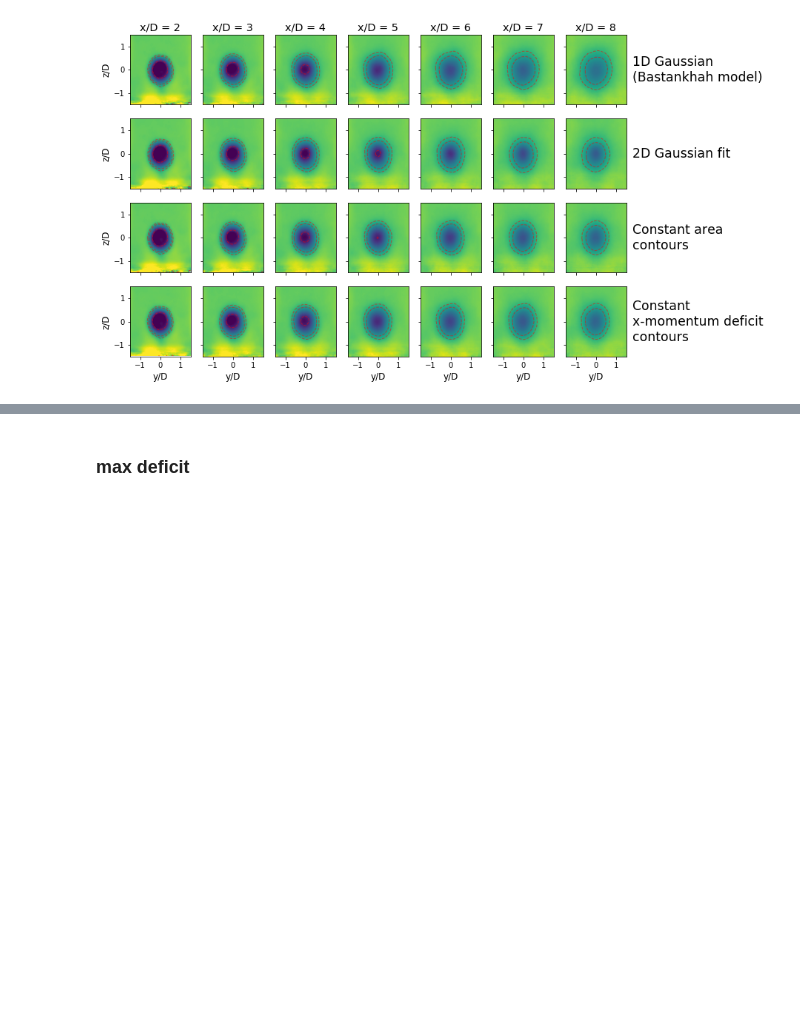
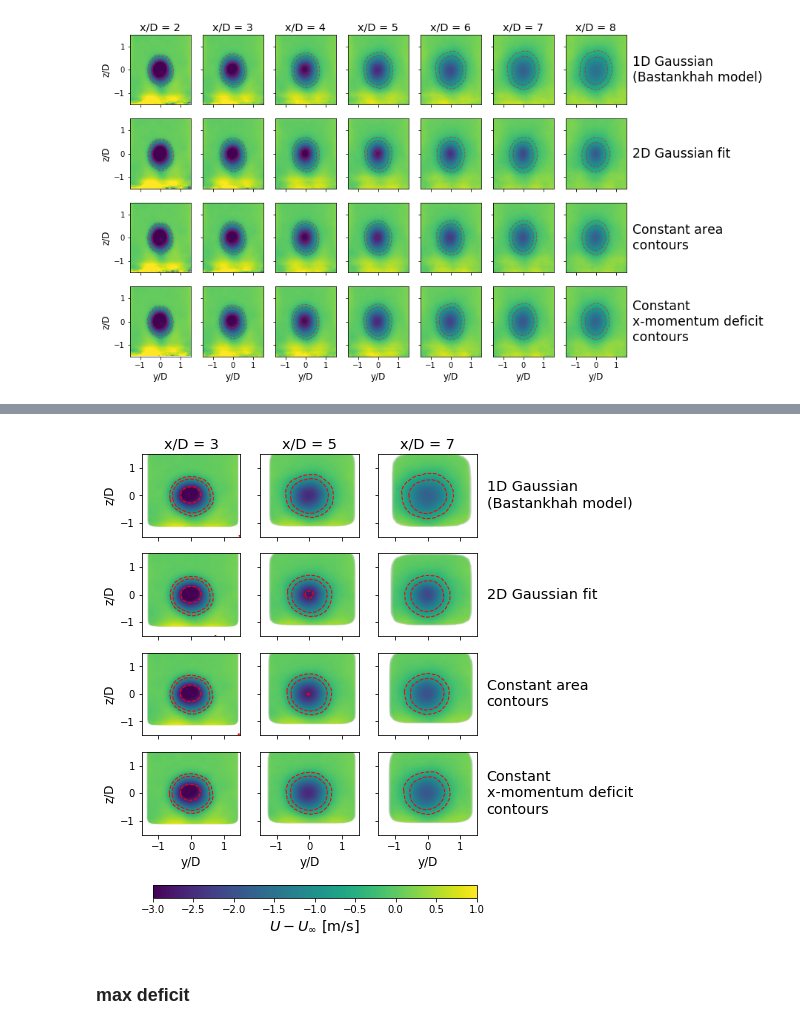
Before and after one commit to ewquon/analysis, a Jupyter notebook: WindTech2019/analyze_wake_MFoR.ipynb, the cells around one changed output, grey strips where cells are left out. Drawn from its saved outputs; the diff is of its cells as text; code cells hidden in the pictures; blank space fills up the shorter version.

```diff
--- a/WindTech2019/analyze_wake_MFoR.ipynb
+++ b/WindTech2019/analyze_wake_MFoR.ipynb
@@ -156,0 +158,14 @@ fig.savefig('figures/all_wakes_MFoR_truncated.png',dpi=300,
+# %%
+def mask_by_availability(avail):
+    """Determine alpha values based on the data availability count"""
+    # no mask
+#     avail[:] = 1.0
+    # 0-100%
+    avail = avail / np.max(avail.values)
+    # 50-100%
+#     avail[:] = (avail - 0.5)/0.5
+#     avail[:] = np.maximum(0, avail)
+    # 70-100%
+    avail[:] = (avail - 0.7)/0.7
+    avail[:] = np.maximum(0, avail)
+    return avail
@@ -157,3 +220,59 @@ fig.savefig('figures/all_wakes_MFoR_truncated.png',dpi=300,
+# %%
+selected_downstream = [3,5,7]
+antialiasing = True # SLOOOW if on; if off, then output png with alpha is on a blurred grid
+
+fig,ax = plt.subplots(nrows=len(wakedata.keys()), ncols=len(selected_downstream),
+                      sharex=True, sharey=True,
+                      figsize=(6,7))
+cmlist = []
+for i,name in enumerate(wakedata.keys()):
+    for j,downD in enumerate(selected_downstream):
+        u_mfor = mean_wake[name].sel(x_D=downD)['u']
+        # plot contours
+        cm = ax[i,j].pcolormesh(yy/D,zz/D,u_mfor,vmin=-3,vmax=1,cmap='viridis',
+                                antialiased=antialiasing)
+        cmlist.append(cm)
+        # plot selected outlines
+        cont = ax[i,j].contour(yy1/D,zz1/D,u_mfor,levels=sorted(edgelevels),
+                               colors='r',linewidths=1)
+
+# formatting
+txt_objs = []
+for i,name in enumerate(wakedata.keys()):
+    txt = ax[i,-1].text(1.1, 0.5, displaynames[name], fontsize='x-large',
+                        horizontalalignment='left',verticalalignment='center',transform=ax[i,-1].transAxes)
+    txt_objs.append(txt)
+    ax[i,0].set_ylabel('z/D',fontsize='large')
+for j,downD in enumerate(selected_downstream):
+    ax[-1,j].set_xlabel('y/D',fontsize='large')
+    ax[0,j].set_title('x/D = {:g}'.format(downD),fontsize='x-large')
+fig.subplots_adjust(bottom=0.125)
+cax = fig.add_axes([0.15,0,0.75,0.025]) # left,bottom,width,height
+cbar = fig.colorbar(cmlist[0],cax=cax,orientation='horizontal')
+cbar.set_label(r'$U - U_\infty$ [m/s]',fontsize='x-large')
+
+# save
+fig.savefig('figures/all_wakes_MFoR_truncated.png',dpi=300,
+            bbox_extra_artists=txt_objs, bbox_inches='tight')
+
+#
+# NOW, update alpha and save masked pcolormesh plots
+#
+for i,name in enumerate(wakedata.keys()):
+    for j,downD in enumerate(selected_downstream):
+        avail = mean_wake[name].sel(x_D=downD)['data_availability']
+        alphas = mask_by_availability(avail)
+        # set alpha based on the number of available wake snapshots in MFoR mean
+        # - note: this works, but doesn't effectively show the data availability
+        cm = cmlist.pop(0)
+        facecolors = cm.get_facecolors()
+        for iface,alpha in enumerate(alphas.values.flatten()):
+            facecolors[iface][3] = alpha
+        cm.set_facecolors(facecolors)
+fig.savefig('figures/all_wakes_MFoR_truncated_alpha.png',dpi=300,
+            bbox_extra_artists=txt_objs, bbox_inches='tight')
+# %% [output]
+[figure, added]
 # %% [markdown]
 ### max deficit
 # %%
```
Also changed, not shown: parts of 7 cells of this notebook, 1 other file.
